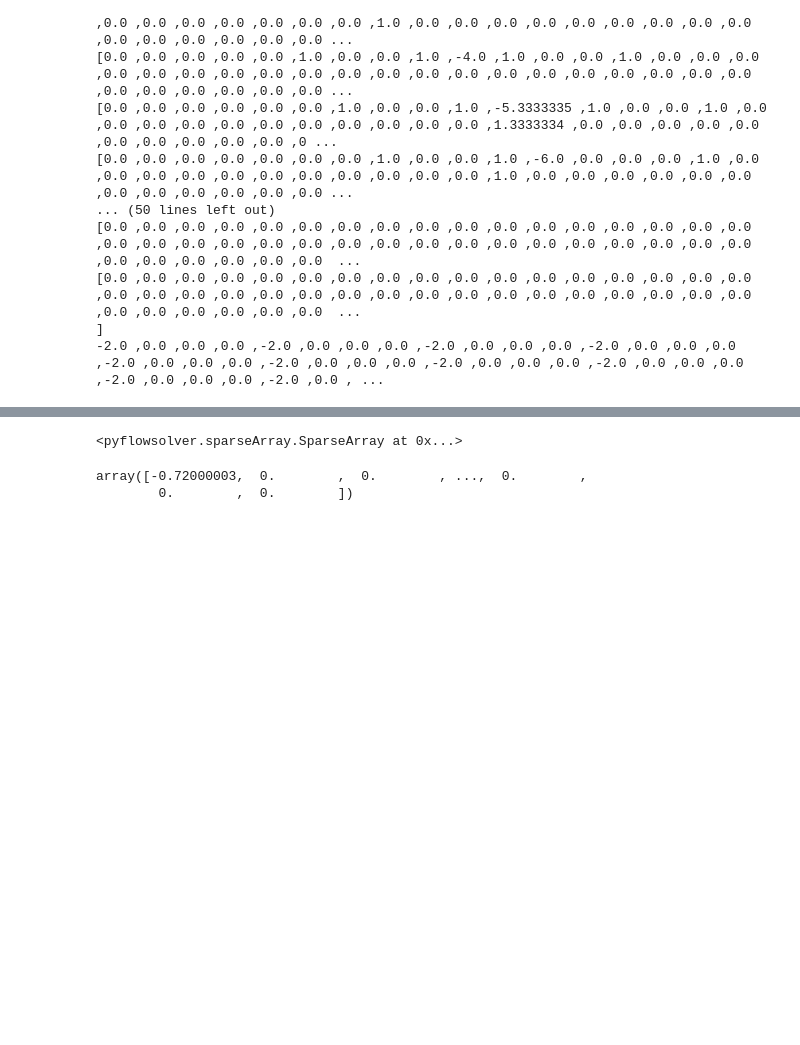
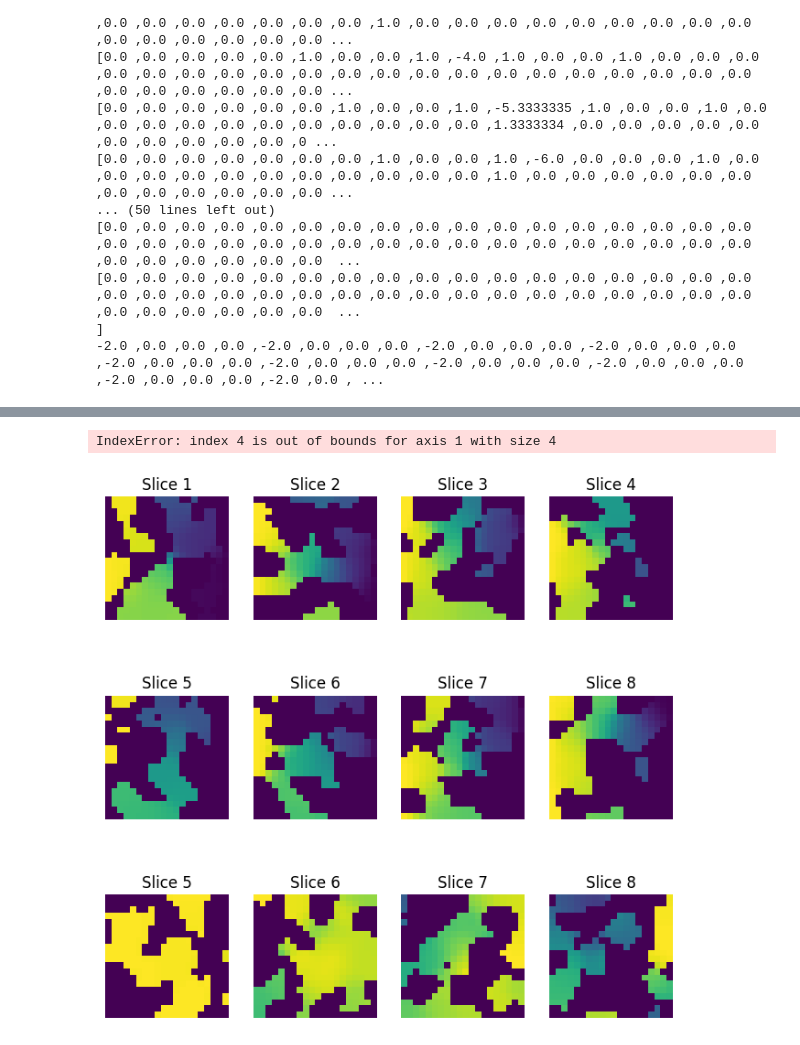
Before and after one commit to Arenhart/PyFlowSolver, a Jupyter notebook: notebooks/fast_laplace_test.ipynb, the cells around one changed output, grey strips where cells are left out. Drawn from its saved outputs; the diff is of its cells as text; code cells hidden in the pictures; blank space fills up the shorter version.

```diff
--- a/notebooks/fast_laplace_test.ipynb
+++ b/notebooks/fast_laplace_test.ipynb
@@ -33,7 +33,7 @@ D:\Python\PyFlowSolver
 # %%
 import porespy as ps
 # %%
-vol = ps.generators.blobs(shape=(100, 100, 100), porosity=0.35)
+vol = ps.generators.blobs(shape=(20, 20, 20), blobiness=0.4, porosity=0.45)
 # %%
 import numpy as np
 import scipy as sc
@@ -63,14 +63,5 @@ con_vol = fast_laplacian_volume_generator(
 # %%
 volume_manager = VolumeManager(con_vol)
 # %%
-A, b = volume_manager.get_sparse_system()
+sparse_A, sparse_b = volume_manager.get_sparse_system()
-# %%
-A
-# %% [output]
-<pyflowsolver.sparseArray.SparseArray at 0x...>
-# %%
-b
-# %% [output]
-array([-0.72000003,  0.        ,  0.        , ...,  0.        ,
-        0.        ,  0.        ])
 # %%
@@ -78,3 +68,33 @@ sparse_A, sparse_b = A, b
 solver = DarcySolver()
 solution = solver.solve(sparse_A, sparse_b)
 raveled_solution = volume_manager.ravel_sparse_solution(solution)
+# %%
+import matplotlib.pyplot as plt
+
+def plt_show(img, samples):
+    num_slices = raveled_solution.shape[2]
+    fig, axs = plt.subplots(3, 4, figsize=(8, 8))
+
+    for i in range(num_slices//samples):
+        slice_2d = img[i*samples, :, :]
+        axs[0,i].imshow(slice_2d, cmap='viridis', origin='upper')
+        axs[0,i].set_title(f'Slice {i + 1}')
+        axs[0,i].axis('off')  # Turn off axis for better visualization
+
+        slice_2d = img[:, i*samples, :]
+        axs[1,i].imshow(slice_2d, cmap='viridis', origin='upper')
+        axs[1,i].set_title(f'Slice {i + 1 + 4}')
+        axs[1,i].axis('off')  # Turn off axis for better visualization
+
+        slice_2d = img[:, :, i*samples]
+        axs[2,i].imshow(slice_2d, cmap='viridis', origin='upper')
+        axs[2,i].set_title(f'Slice {i + 1 + 4}')
+        axs[2,i].axis('off')  # Turn off axis for better visualization
+
+    plt.tight_layout()
+    plt.show()
+# %%
+plt_show(raveled_solution, 4)
+# %% [output]
+IndexError: index 4 is out of bounds for axis 1 with size 4
+[figure, added]
```
Also changed, not shown: parts of 5 cells of this notebook, 2 other files.
